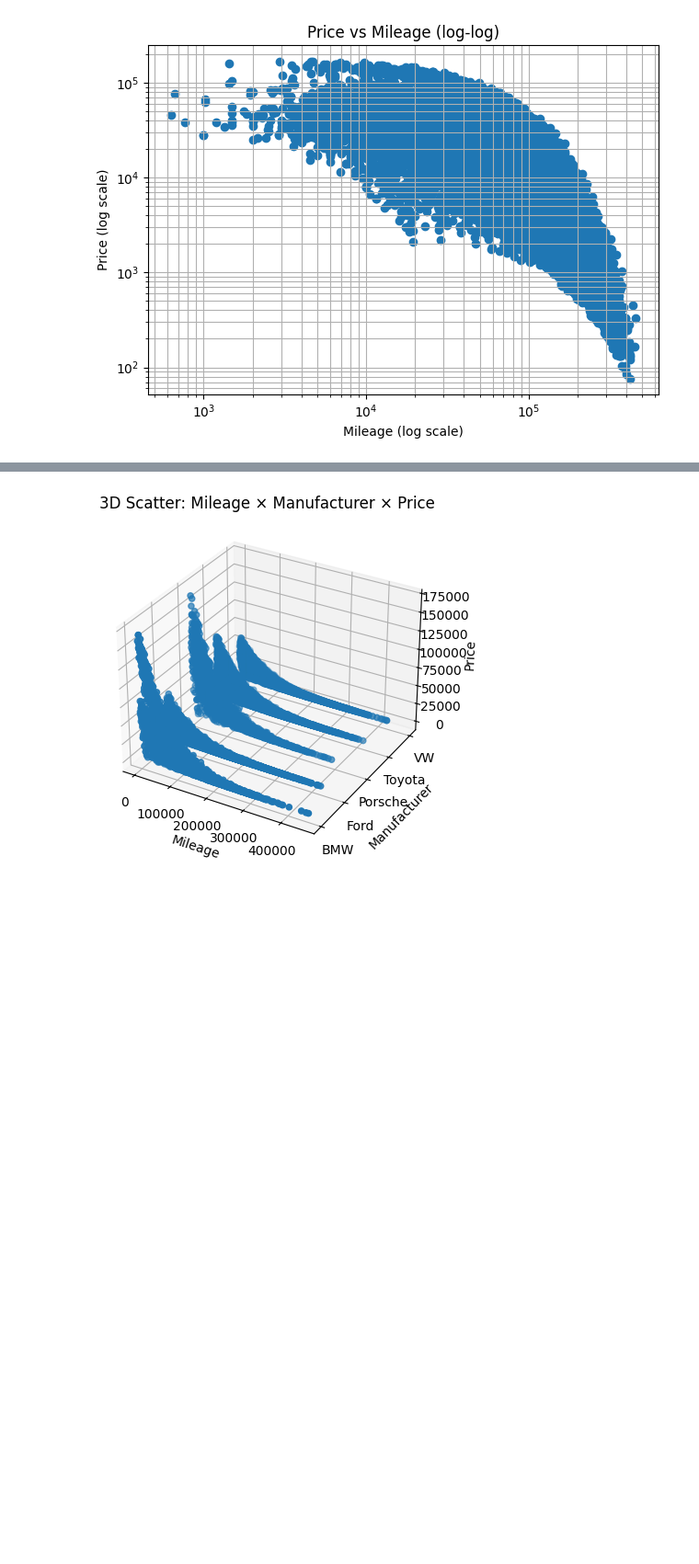
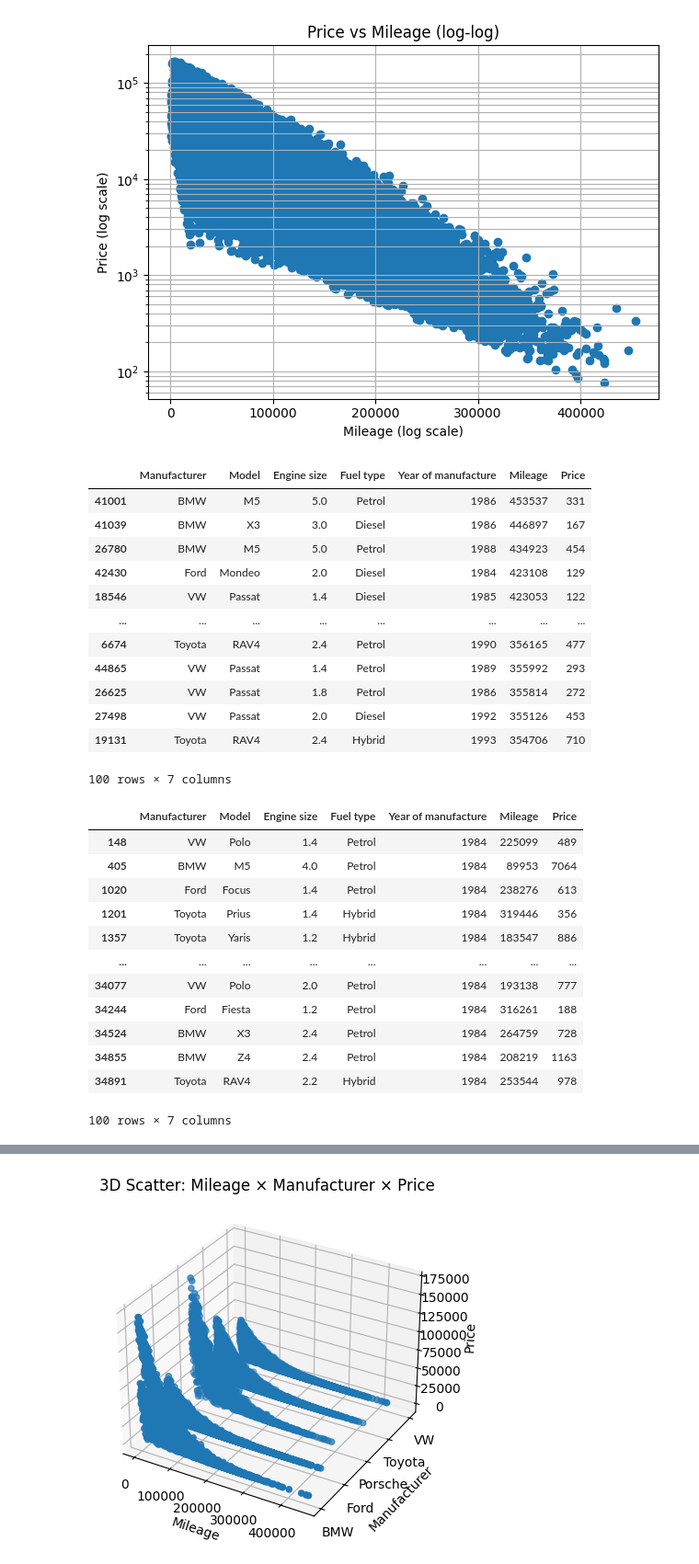
Before and after one commit to ajenee1/Car-price-prediction, a Jupyter notebook: scatter.ipynb, the cells around one changed output, grey strips where cells are left out. Shown: that part at 92% size. Saved outputs shown, nothing was run; the diff lists cells and outputs as text; code cells hidden in the pictures; blank space fills up the shorter version.

```diff
--- a/scatter.ipynb
+++ b/scatter.ipynb
@@ -43,19 +37,78 @@ TypeError: can't multiply sequence by non-int of type 'float'
 # %%
 price_col = find_col(["price"])
 mileage_col = find_col(["mileage"])
+year_col = find_col(["year"])
 
 plot_df = df[[mileage_col, price_col]].dropna()
 plot_df = plot_df[(plot_df[mileage_col] > 0) & (plot_df[price_col] > 0)]  # log-safe
 
 plt.figure()
 plt.scatter(plot_df[mileage_col], plot_df[price_col])  # default style/colors only
-plt.xscale("log")
+#plt.xscale("log")
 plt.yscale("log")
 plt.xlabel(mileage_col + " (log scale)")
 plt.ylabel(price_col + " (log scale)")
 plt.title(f"{price_col} vs {mileage_col} (log-log)")
 plt.grid(True, which="both")
 plt.tight_layout()
 plt.show()
+
+# --- Top 100 cars with the highest mileage ---
+top_100_mileage = (
+    df.dropna(subset=[mileage_col])               # keep rows with mileage
+      .query(f"{mileage_col} > 0")                # positive mileage only
+      .nlargest(100, mileage_col)                 # top 100 by mileage
+      .copy()
+)
+
+# Ensure the year column is numeric (in case it's stored as strings)
+df_year = df.copy()
+df_year[year_col] = pd.to_numeric(df_year[year_col], errors="coerce")
+
+# Oldest 100 cars (smallest year)
+oldest_100 = (
+    df_year.dropna(subset=[year_col])
+           .nsmallest(100, year_col)
+           .copy()
+)
+
+# Newest 100 cars (largest year)
+newest_100 = (
+    df_year.dropna(subset=[year_col])
+           .nlargest(100, year_col)
+           .copy()
+)
+
+
+# take a quick look
+display(top_100_mileage)          # if you're in a notebook
+display(oldest_100)              # if you're in a notebook
+display(newest_100)              # if you're in a notebook
 # %% [output]
-[figure, old version]
+[figure, new version]
+|  | Manufacturer | Model | Engine size | Fuel type | Year of manufacture | Mileage | Price |
+| 41001 | BMW | M5 | 5.0 | Petrol | 1986 | 453537 | 331 |
+| 41039 | BMW | X3 | 3.0 | Diesel | 1986 | 446897 | 167 |
+| 26780 | BMW | M5 | 5.0 | Petrol | 1988 | 434923 | 454 |
+| 42430 | Ford | Mondeo | 2.0 | Diesel | 1984 | 423108 | 129 |
+| 18546 | VW | Passat | 1.4 | Diesel | 1985 | 423053 | 122 |
+| ... | ... | ... | ... | ... | ... | ... | ... |
+| 6674 | Toyota | RAV4 | 2.4 | Petrol | 1990 | 356165 | 477 |
+| 44865 | VW | Passat | 1.4 | Petrol | 1989 | 355992 | 293 |
+| 26625 | VW | Passat | 1.8 | Petrol | 1986 | 355814 | 272 |
+| 27498 | VW | Passat | 2.0 | Diesel | 1992 | 355126 | 453 |
+| 19131 | Toyota | RAV4 | 2.4 | Hybrid | 1993 | 354706 | 710 |
+100 rows × 7 columns
+|  | Manufacturer | Model | Engine size | Fuel type | Year of manufacture | Mileage | Price |
+| 148 | VW | Polo | 1.4 | Petrol | 1984 | 225099 | 489 |
+| 405 | BMW | M5 | 4.0 | Petrol | 1984 | 89953 | 7064 |
+| 1020 | Ford | Focus | 1.4 | Petrol | 1984 | 238276 | 613 |
+| 1201 | Toyota | Prius | 1.4 | Hybrid | 1984 | 319446 | 356 |
+| 1357 | Toyota | Yaris | 1.2 | Hybrid | 1984 | 183547 | 886 |
+| ... | ... | ... | ... | ... | ... | ... | ... |
+| 34077 | VW | Polo | 2.0 | Petrol | 1984 | 193138 | 777 |
+| 34244 | Ford | Fiesta | 1.2 | Petrol | 1984 | 316261 | 188 |
+| 34524 | BMW | X3 | 2.4 | Petrol | 1984 | 264759 | 728 |
+| 34855 | BMW | Z4 | 2.4 | Petrol | 1984 | 208219 | 1163 |
+| 34891 | Toyota | RAV4 | 2.2 | Hybrid | 1984 | 253544 | 978 |
+100 rows × 7 columns
```
Also changed, not shown: parts of 2 cells of this notebook, 4 other files.
